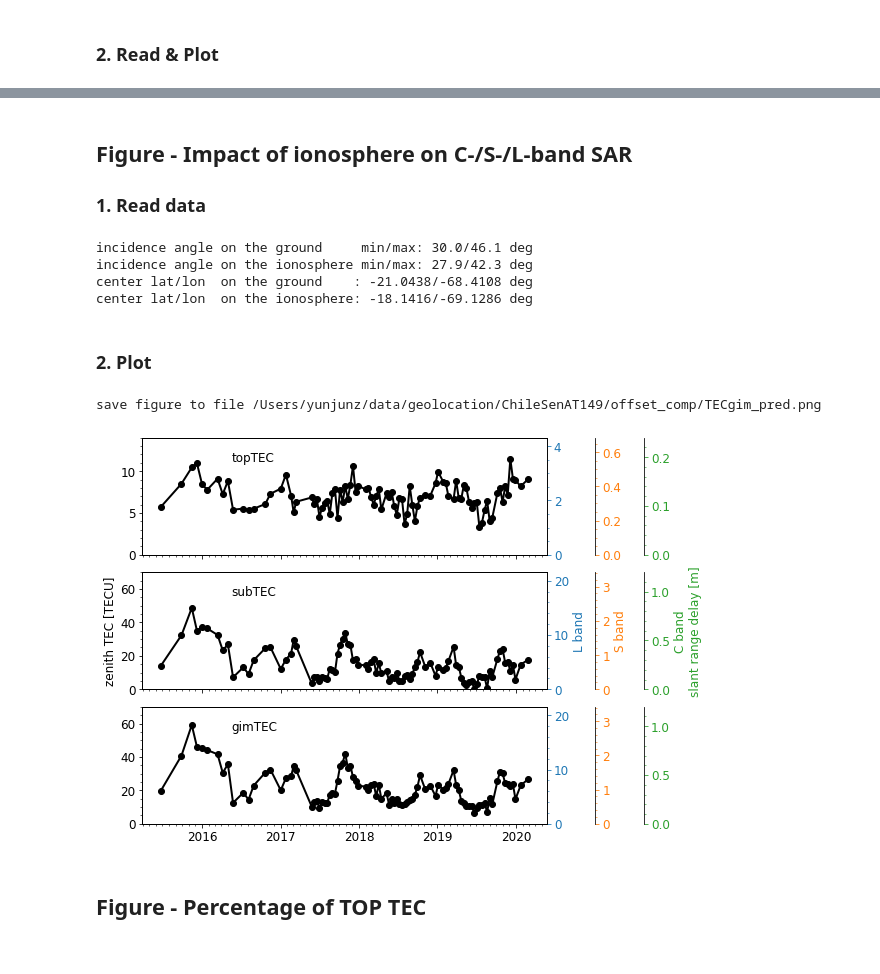
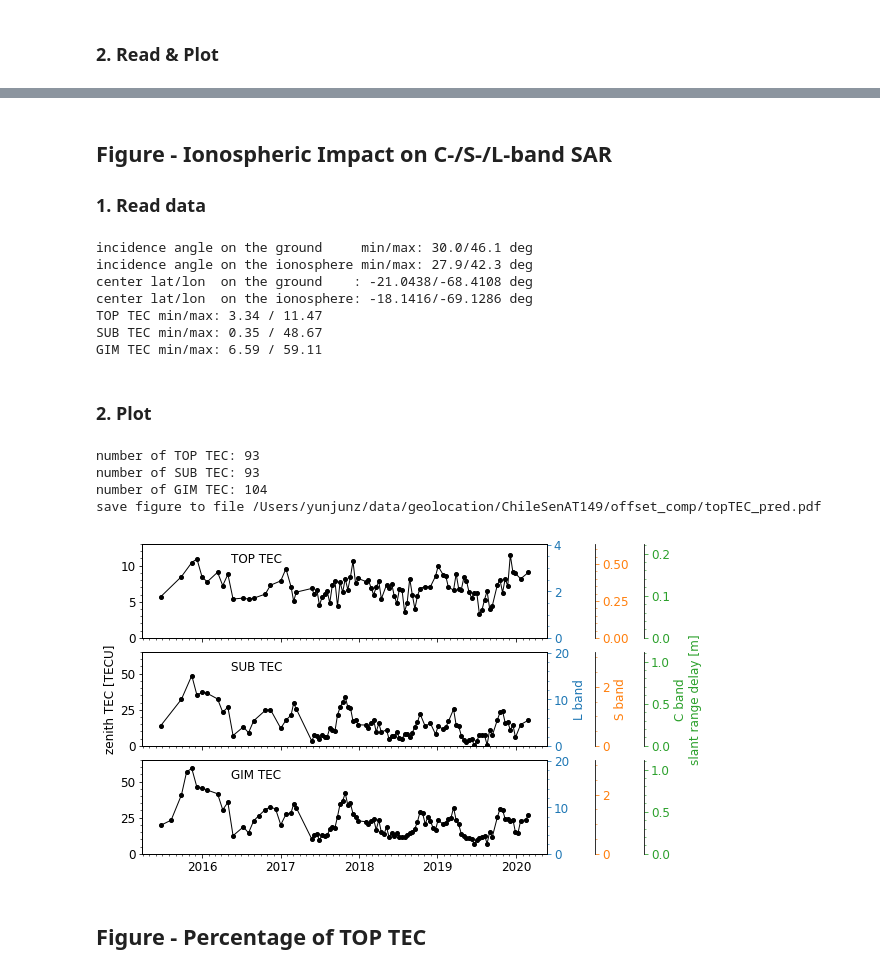
Before and after one commit to yunjunz/2022-Geolocation, a Jupyter notebook: Fig_topTEC.ipynb, the cells around one changed output, grey strips where cells are left out. Saved outputs shown, nothing was run; the diff lists cells and outputs as text; code cells hidden in the pictures.

```diff
--- a/Fig_topTEC.ipynb
+++ b/Fig_topTEC.ipynb
@@ -149,0 +142,7 @@ save figure to file /Users/yunjunz/data/geolocation/ChileSenAT149/offset_comp/bo
+# %%
+fig, ax = plt.subplots(figsize=[6, 4])
+ax.hist(ts1, bins=100, cumulative=True, density=True, histtype='step', alpha=0.6, label='GIM TEC')
+ax.hist(ts2, bins=100, cumulative=True, density=True, histtype='step', alpha=0.6, label='SUB TEC')
+#ax.set_ylim(0, 1)
+ax.legend(loc='upper left')
+plt.show()
@@ -150,5 +151,5 @@ save figure to file /Users/yunjunz/data/geolocation/ChileSenAT149/offset_comp/bo
 # %% [markdown]
-## Figure - Impact of ionosphere on C-/S-/L-band SAR
+## Figure - Ionospheric Impact on C-/S-/L-band SAR
 
 ### 1. Read data
 # %%
@@ -165,31 +166,39 @@ iono_inc_angle = np.nanmedian(iono_inc_angle)
 # TEC
 tec_dict = {}
 with h5py.File(tec_file, 'r') as f:
-    tec_dict['topTEC'] = f['vtec_top'][:]
-    tec_dict['subTEC'] = f['vtec_sub'][:]
-    tec_dict['gimTEC'] = f['vtec_gim'][:]
+    tec_dict['TOP TEC'] = f['vtec_top'][:]
+    tec_dict['SUB TEC'] = f['vtec_sub'][:]
+    tec_dict['GIM TEC'] = f['vtec_gim'][:]
 
 # time
 date_list = timeseries(tec_file).get_date_list()
 dates = ptime.date_list2vector(date_list)[0]
+
+# stats
+for key, value in tec_dict.items():
+    print('{} min/max: {:.2f} / {:.2f}'.format(key, np.nanmin(value), np.nanmax(value)))
 # %% [output]
 incidence angle on the ground     min/max: 30.0/46.1 deg
 incidence angle on the ionosphere min/max: 27.9/42.3 deg
 center lat/lon  on the ground    : -21.0438/-68.4108 deg
 center lat/lon  on the ionosphere: -18.1416/-69.1286 deg
+TOP TEC min/max: 3.34 / 11.47
+SUB TEC min/max: 0.35 / 48.67
+GIM TEC min/max: 6.59 / 59.11
 # %% [markdown]
 ### 2. Plot
 # %%
-fig, axs = plt.subplots(nrows=3, ncols=1, figsize=[9, 6], sharex=True)
-for i, (ax, tec_type, ymax, ystep) in enumerate(zip(axs, tec_dict.keys(), [14, 70, 70], [1, 5, 5])):
+fig, axs = plt.subplots(nrows=3, ncols=1, figsize=[9, 5], sharex=True)
+for i, (ax, tec_type, ymax, ystep) in enumerate(zip(axs, tec_dict.keys(), [13, 65, 65], [1, 5, 5])):
     ts_tec = tec_dict[tec_type]
     # omit nan values
     flag = ~np.isnan(ts_tec)
     ts_tec = np.array(ts_tec)[flag]
     x = np.array(dates)[flag]
+    print('number of {}: {}'.format(tec_type, np.sum(flag)))
 
     # plot
-    ax.plot(x, ts_tec, '-o', label=tec_type, color='k', ms=6, lw=2)
+    ax.plot(x, ts_tec, '-o', label=tec_type, color='k', ms=4, lw=1)
     ax.set_ylim(0, ymax)
     ax.yaxis.set_minor_locator(ticker.MultipleLocator(ystep))
     ax.annotate(tec_type, xy=(0.22, 0.8), xycoords='axes fraction', color='k', ha='left')
@@ -197,42 +206,42 @@ for i, (ax, tec_type, ymax, ystep) in enumerate(zip(axs, tec_dict.keys(), [14, 7
     # predicted range delay
     for j, (bname, c) in enumerate(zip(iono.SAR_BAND.keys(), ['C0', 'C1', 'C2'])):
         # calculate
-        ts_delay = iono.vtec2range_delay(ts_tec,
-                                         inc_angle=iono_inc_angle,
-                                         freq=iono.SAR_BAND[bname])
+        ts_delay = iono.vtec2range_delay(ts_tec, inc_angle=iono_inc_angle, freq=iono.SAR_BAND[bname])
 
         # add y-axis
         ax2 = ax.twinx()
         ax2.spines['right'].set_position(('axes', 1.0+0.12*j))
         ax2.tick_params(which='both', axis='y', colors=c)
         ax2.yaxis.set_minor_locator(ticker.AutoMinorLocator())
 
         # ylabel
         if i == 1:
             label = '{} band'.format(bname)
-            if j == 2:
-                label += '\nslant range delay [m]'
+            label += '\nslant range delay [m]' if j == 2 else ''
             ax2.set_ylabel(label, color=c)
 
         # ylim sync btw. ax and ax2
         ratio = ((np.max(ts_delay) - np.min(ts_delay)) / (np.max(ts_tec)   - np.min(ts_tec)))
         ax2.set_ylim(np.array(ax.get_ylim()) * ratio)
         ## test
         #ax2.plot(x, ts_delay, 'o', mfc='none')
 
 # axis format
 pp.auto_adjust_xaxis_date(ax, dates, every_year=1, buffer_year=None)
 axs[1].set_ylabel('zenith TEC [TECU]')
 fig.tight_layout()
 fig.subplots_adjust(hspace=0.15)
 
 # output
-out_fig = os.path.join(proj_dir, 'offset_comp/TECgim_pred.png')
+out_fig = os.path.join(proj_dir, 'offset_comp/topTEC_pred.pdf')
 print('save figure to file', out_fig)
-#plt.savefig(out_fig, bbox_inches='tight', transparent=True, dpi=300)
+plt.savefig(out_fig, bbox_inches='tight', transparent=True, dpi=300)
 plt.show()
 # %% [output]
-save figure to file /Users/yunjunz/data/geolocation/ChileSenAT149/offset_comp/TECgim_pred.png
+number of TOP TEC: 93
+number of SUB TEC: 93
+number of GIM TEC: 104
+save figure to file /Users/yunjunz/data/geolocation/ChileSenAT149/offset_comp/topTEC_pred.pdf
-[figure, old version]
+[figure, new version]
 # %% [markdown]
 ## Figure - Percentage of TOP TEC
```
Also changed, not shown: parts of 5 cells of this notebook.
